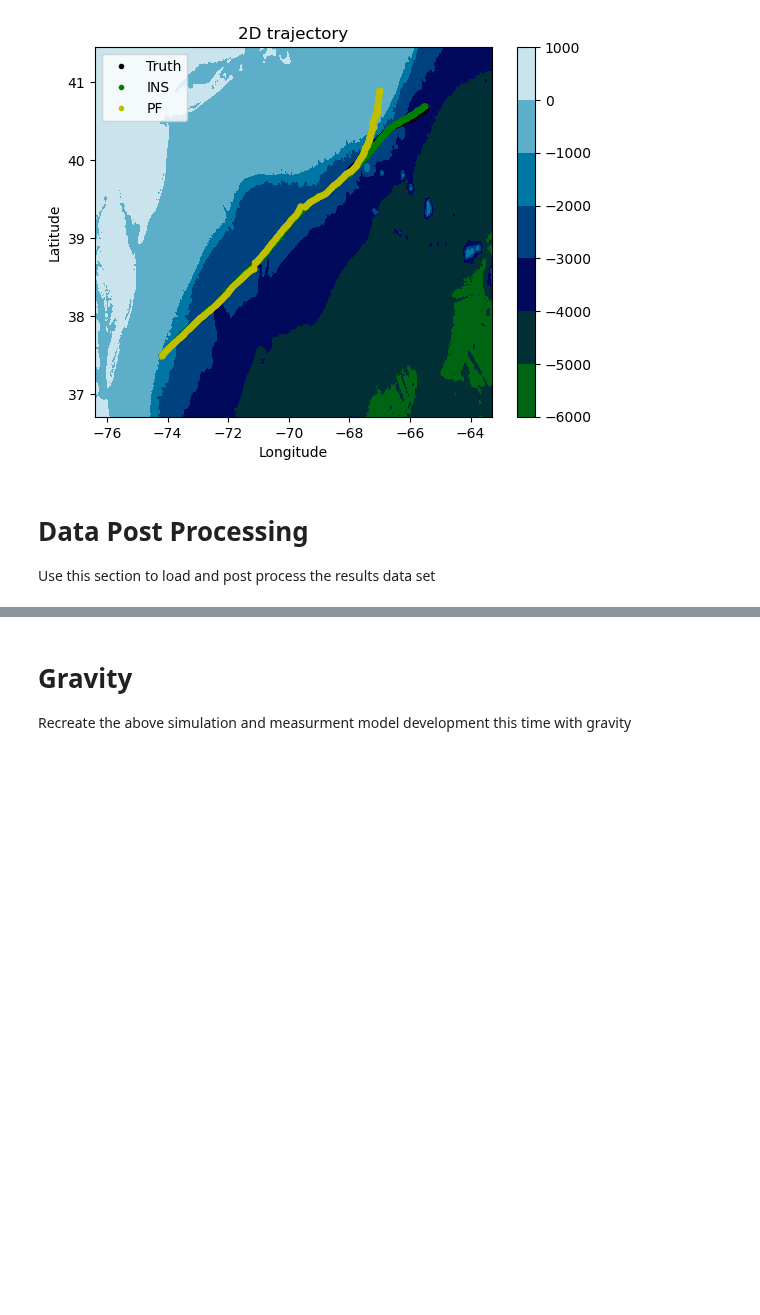
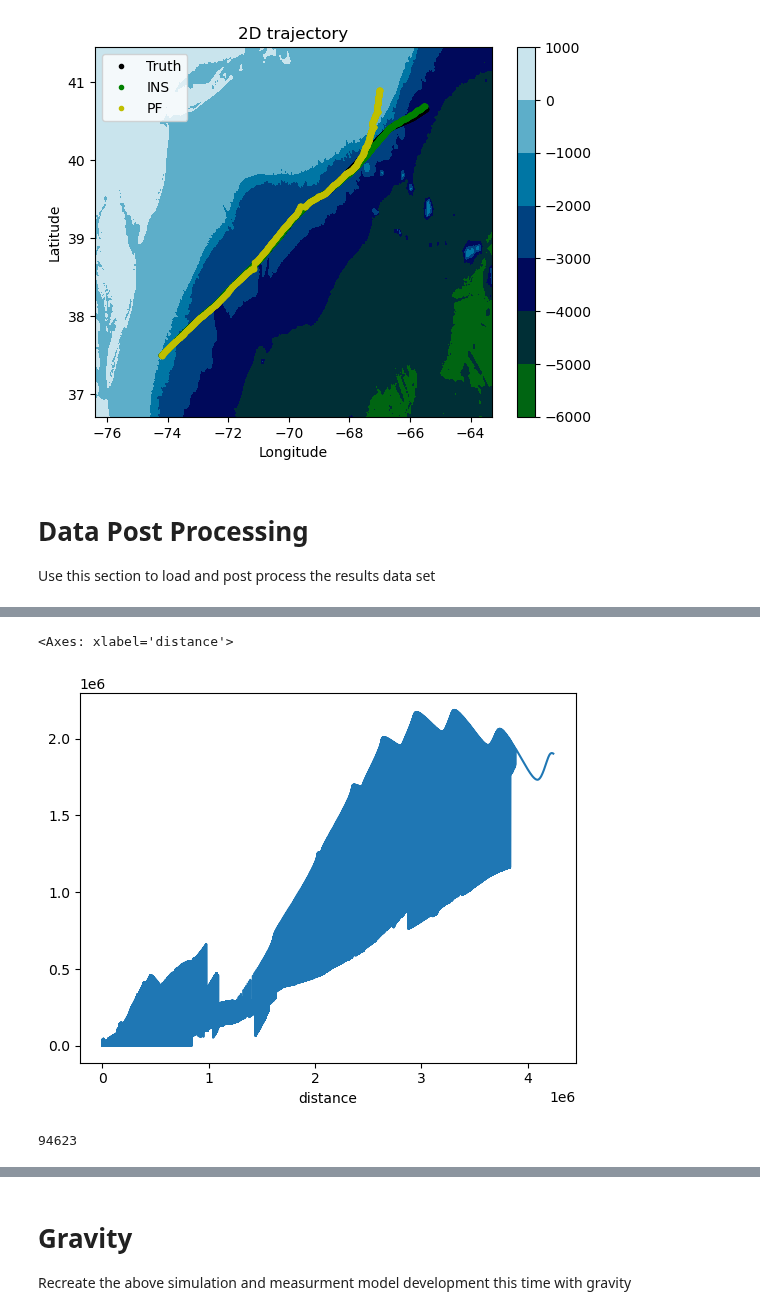
Before and after one commit to jbrodovsky/geophysical_nav, a Jupyter notebook: bathy_pf.ipynb, the cells around one changed output, grey strips where cells are left out. Cells and saved outputs as stored; diff of their text form; code cells hidden in the pictures; blank space fills up the shorter version.

```diff
--- a/bathy_pf.ipynb
+++ b/bathy_pf.ipynb
@@ -406,0 +429,3 @@ len(recovery)
+# %%
+mean_error = estimate_error_summary.mean(axis=1, skipna=True)
+mean_error
@@ -406,0 +446,5 @@ len(recovery)
+# %%
+mean_error.plot()
+# %% [output]
+<Axes: xlabel='distance'>
+[figure, added]
@@ -406,0 +453,4 @@ len(recovery)
+# %%
+len(means)
+# %% [output]
+94623
```
Also changed, not shown: parts of 29 cells of this notebook, 1 other file.
